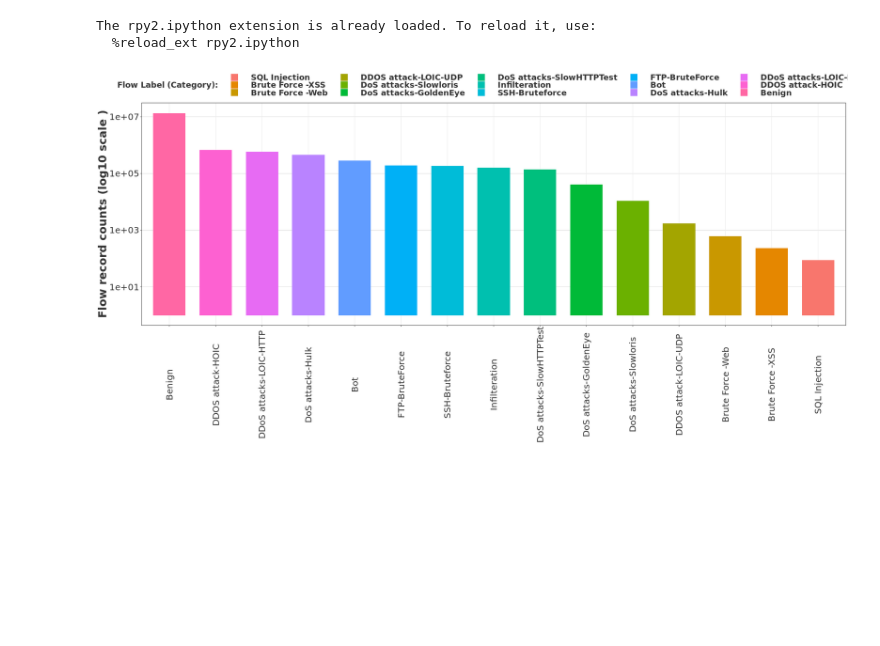
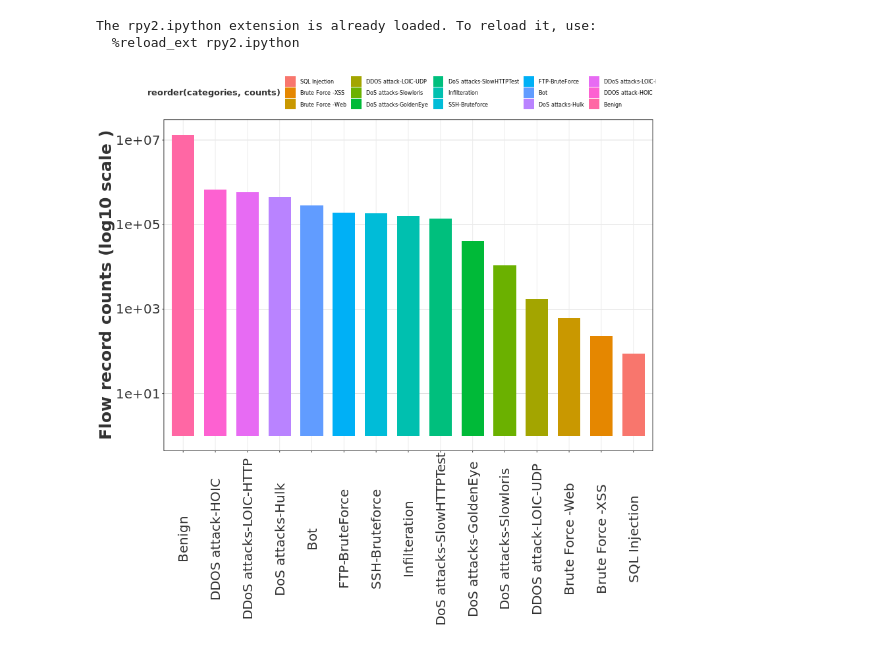
Before and after one commit to Jumabek/catboost-nids, a Jupyter notebook: analysis.ipynb, the cells around one changed output. Drawn from its saved outputs; the diff is of its cells as text; code cells hidden in the pictures; blank space fills up the shorter version.

```diff
--- a/analysis.ipynb
+++ b/analysis.ipynb
@@ -162,30 +131,0 @@ library(ggpubr)
-# %%
-%%R -i df -w 60 -h 30 -u cm -i outfile
-
-p <- ggplot(df,aes(fill=reorder(categories,counts),y=counts,x=reorder(categories,-counts)))+
-    geom_bar(position="dodge", stat="identity", width=0.7)+
-    labs(
-            y='Flow record counts (log10 scale )'
-        ) +
-    scale_y_log10()+
-       theme_pubr()+
-        THEME_DEFAULT+
-        theme(
-            legend.title =element_text(size=18) ,
-            legend.text=element_text(colour="grey20", size=18, angle=0, hjust=.0, face='bold'),
-            legend.spacing.x = unit(1.0, 'cm'),
-            panel.grid.major.y = element_line(size=0.25, linetype='solid', color='grey'),
-            panel.grid.minor.y = element_line(size=0.01, linetype='solid', color='grey'),
-            axis.text.x = element_text(size=20, angle=90,margin = margin(r = 10)),
-            axis.text.y = element_text(size=20),
-            axis.title.y = element_text(size=25),
-            axis.title.x = element_blank(),
-            strip.text.y = element_text(size=25)
-        )+
-        coord_cartesian(clip = "off")+
-        guides(color=guide_legend(nrow=1,byrow=TRUE))+
-        guides(fill=guide_legend(title='Flow Label (Category):', size=30))
-print(p)
-ggsave(outfile, p, width=60, height=30, units='cm', dpi=500)
-# %% [output]
-[figure, removed]
@@ -191,0 +162,24 @@ ggsave(outfile, p, width=60, height=30, units='cm', dpi=500)
+# %%
+%%R -i df -w 30 -h 30 -u cm -i outfile
+
+p <- ggplot(df,aes(fill=reorder(categories,counts),y=counts,x=reorder(categories,-counts)))+
+    geom_bar(position="dodge", stat="identity", width=0.7)+
+    labs(
+            y='Flow record counts (log10 scale )'
+        ) +
+    scale_y_log10()+
+        THEME_DEFAULT+
+        theme(
+            panel.grid.major.y = element_line(size=0.25, linetype='solid', color='grey'),
+            panel.grid.minor.y = element_line(size=0.01, linetype='solid', color='grey'),
+            axis.text.x = element_text(size=20, angle=90,margin = margin(r = 10)),
+            axis.text.y = element_text(size=20),
+            axis.title.y = element_text(size=25),
+            axis.title.x = element_blank(),
+            strip.text.y = element_text(size=25)
+        )+
+        coord_cartesian(clip = "off")
+print(p)
+ggsave(outfile, p, width=60, height=30, units='cm', dpi=500)
+# %% [output]
+[figure, added]
```
Also changed, not shown: parts of 6 cells of this notebook, 1 other file.
